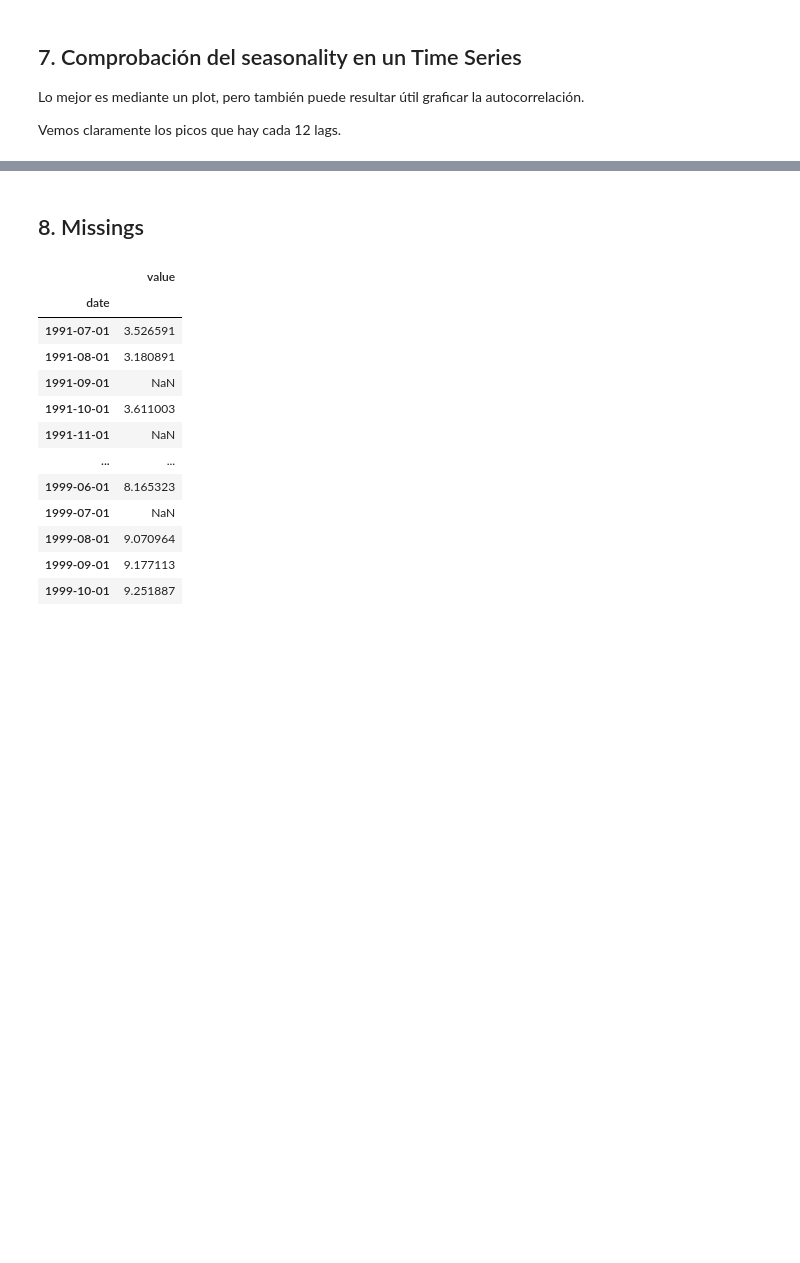
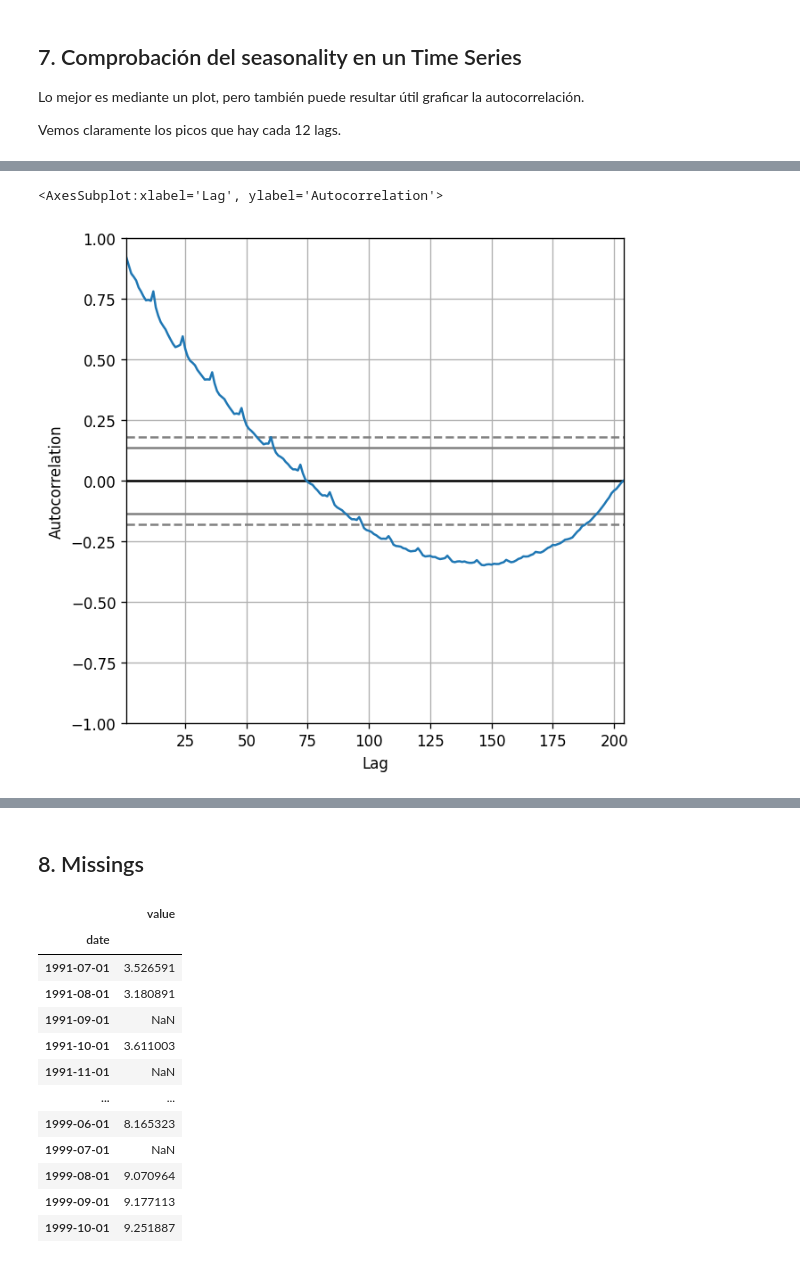
Before and after one commit to albertoromv/thebridge_ft_abr21, a Jupyter notebook: 3-Machine Learning/4-Time_Series/1 - Time Series Analysis - aula.ipynb, the cells around one changed output, grey strips where cells are left out. Saved outputs shown, nothing was run; the diff lists cells and outputs as text; code cells hidden in the pictures; blank space fills up the shorter version.

```diff
--- a/3-Machine Learning/4-Time_Series/1 - Time Series Analysis - aula.ipynb
+++ b/3-Machine Learning/4-Time_Series/1 - Time Series Analysis - aula.ipynb
@@ -312,0 +337,6 @@ Vemos claramente los picos que hay cada 12 lags.
+# %%
+from pandas.plotting import autocorrelation_plot
+autocorrelation_plot(df["value"])
+# %% [output]
+<AxesSubplot:xlabel='Lag', ylabel='Autocorrelation'>
+[figure, added]
```
Also changed, not shown: parts of 25 cells of this notebook, 4 other files.
